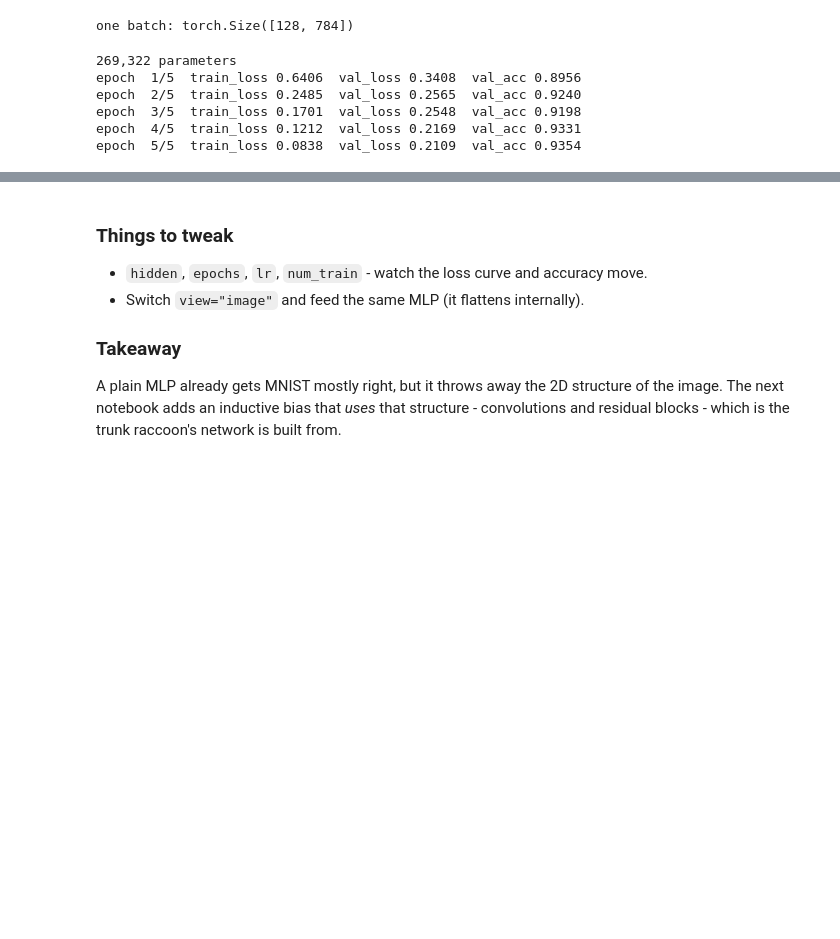
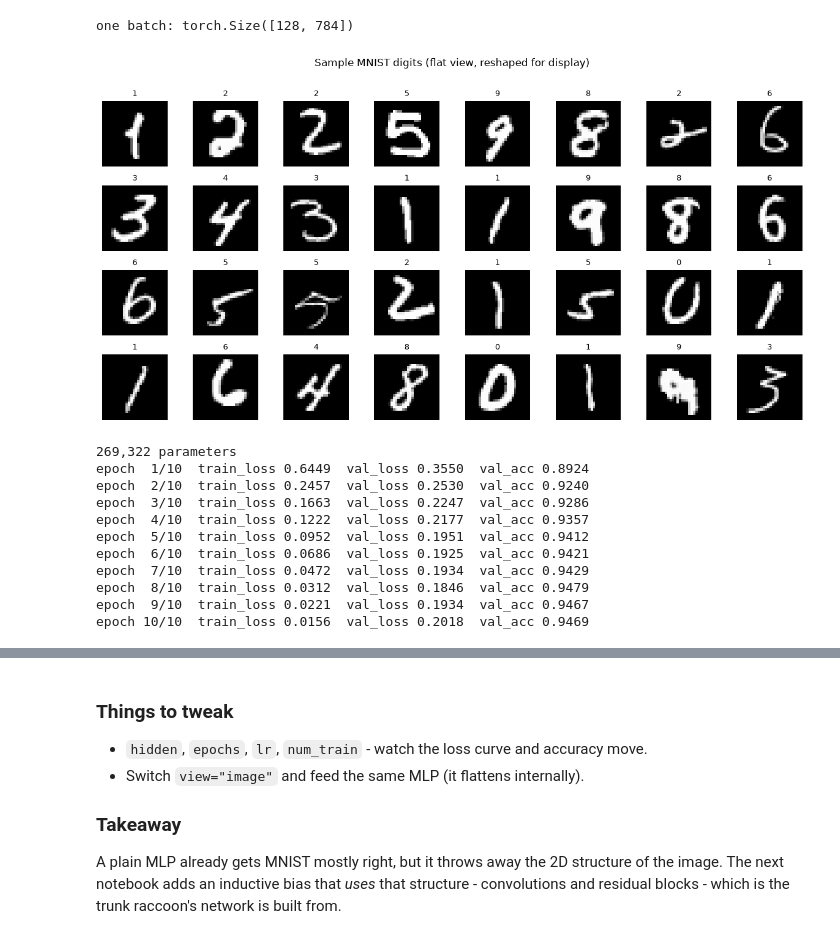
Before and after one commit to lassehjorthmadsen/alpha-zero-learning, a Jupyter notebook: notebooks/A1_pytorch_refresher.ipynb, the cells around one changed output, grey strips where cells are left out. Saved outputs shown, nothing was run; the diff lists cells and outputs as text; code cells hidden in the pictures; blank space fills up the shorter version.

```diff
--- a/notebooks/A1_pytorch_refresher.ipynb
+++ b/notebooks/A1_pytorch_refresher.ipynb
@@ -26,15 +27,34 @@ train_loader, test_loader = mnist_loaders(batch_size=128, view="flat", num_train
 print("one batch:", next(iter(train_loader))[0].shape)  # (B, 784) flattened digits
 # %% [output]
 one batch: torch.Size([128, 784])
+# %%
+# Peek at a few examples so we know what we're training on.
+images, labels = next(iter(train_loader))  # (128, 784) and (128,)
+
+fig, axes = plt.subplots(4, 8, figsize=(12, 6))
+for ax, img, label in zip(axes.flat, images, labels):
+    ax.imshow(img.reshape(28, 28), cmap="gray")
+    ax.set_title(label.item(), fontsize=9)
+    ax.axis("off")
+plt.suptitle("Sample MNIST digits (flat view, reshaped for display)", y=1.01)
+plt.tight_layout()
+plt.show()
+# %% [output]
+[figure, added]
 # %%
 model = MLP(in_features=784, hidden=256, num_classes=10)
 print(f"{count_parameters(model):,} parameters")
 
-history = fit(model, train_loader, test_loader, epochs=5, lr=1e-3)
+history = fit(model, train_loader, test_loader, epochs=10, lr=1e-3)
 # %% [output]
 269,322 parameters
-epoch  1/5  train_loss 0.6406  val_loss 0.3408  val_acc 0.8956
-epoch  2/5  train_loss 0.2485  val_loss 0.2565  val_acc 0.9240
-epoch  3/5  train_loss 0.1701  val_loss 0.2548  val_acc 0.9198
-epoch  4/5  train_loss 0.1212  val_loss 0.2169  val_acc 0.9331
-epoch  5/5  train_loss 0.0838  val_loss 0.2109  val_acc 0.9354
+epoch  1/10  train_loss 0.6449  val_loss 0.3550  val_acc 0.8924
+epoch  2/10  train_loss 0.2457  val_loss 0.2530  val_acc 0.9240
+epoch  3/10  train_loss 0.1663  val_loss 0.2247  val_acc 0.9286
+epoch  4/10  train_loss 0.1222  val_loss 0.2177  val_acc 0.9357
+epoch  5/10  train_loss 0.0952  val_loss 0.1951  val_acc 0.9412
+epoch  6/10  train_loss 0.0686  val_loss 0.1925  val_acc 0.9421
+epoch  7/10  train_loss 0.0472  val_loss 0.1934  val_acc 0.9429
+epoch  8/10  train_loss 0.0312  val_loss 0.1846  val_acc 0.9479
+epoch  9/10  train_loss 0.0221  val_loss 0.1934  val_acc 0.9467
+epoch 10/10  train_loss 0.0156  val_loss 0.2018  val_acc 0.9469
```
Also changed, not shown: parts of 7 cells of this notebook, 1 other file.
